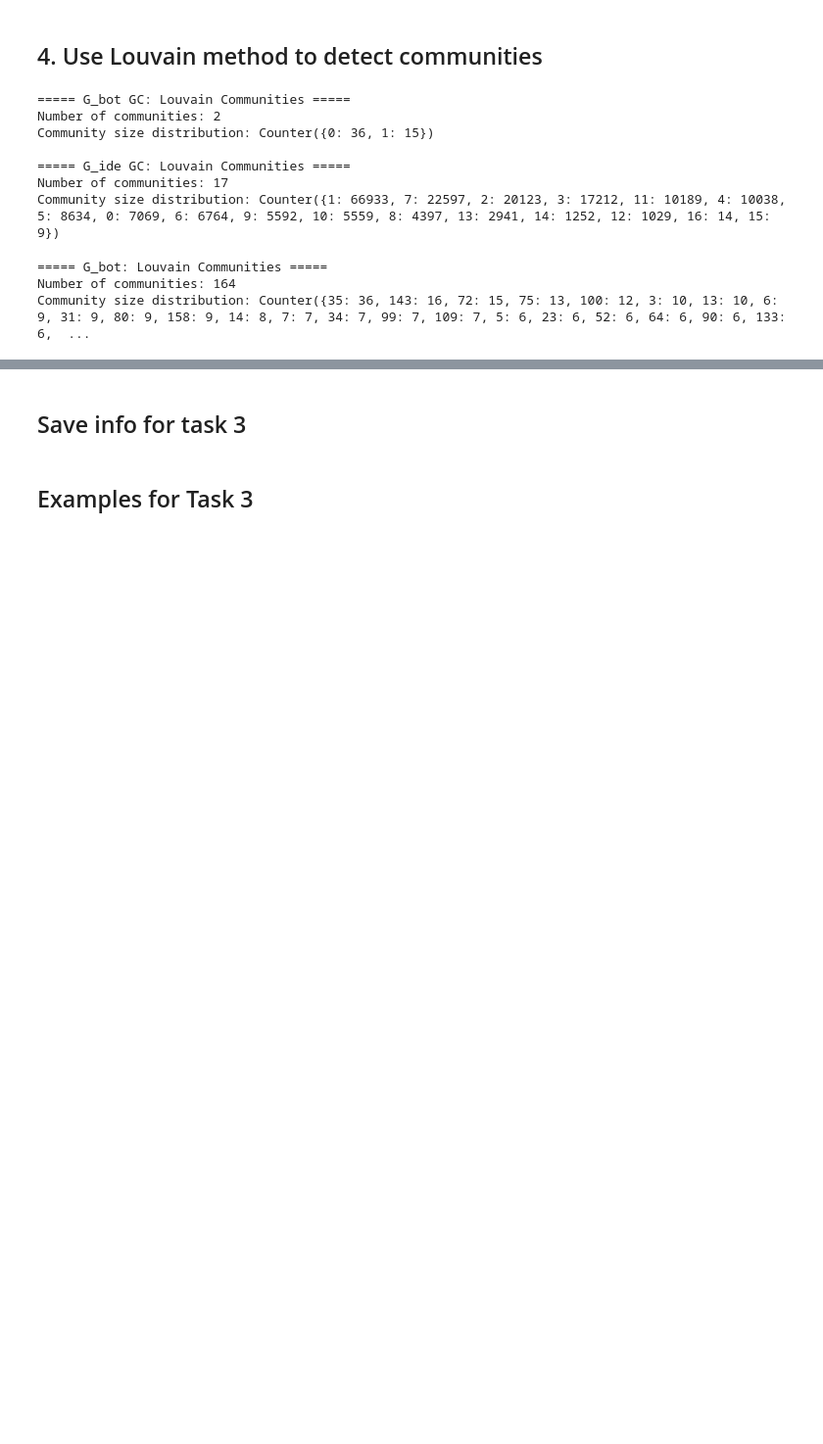
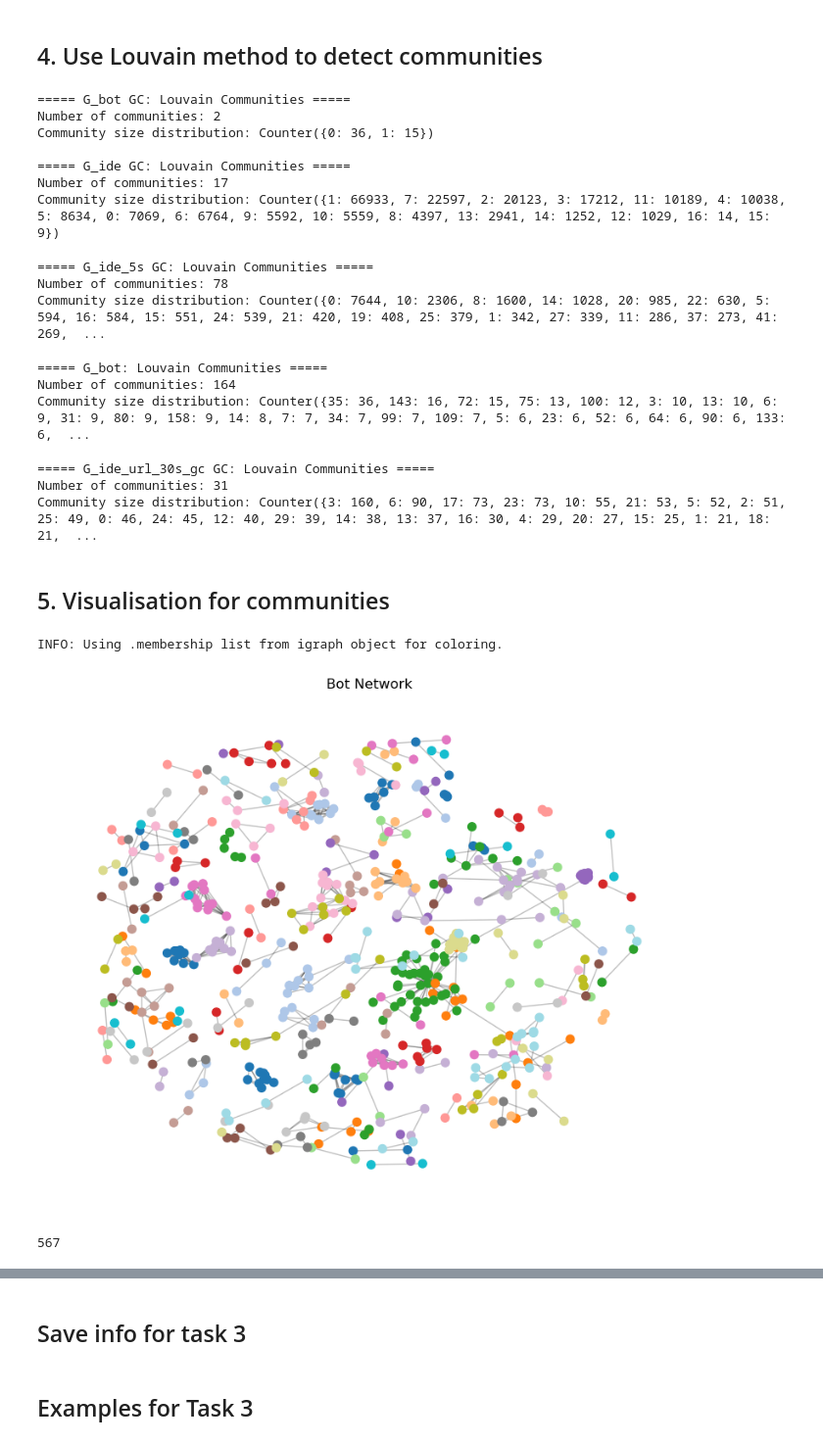
Before and after one commit to noddleslee/Social-data-mining, a Jupyter notebook: Lab2_Social_Network_Analysis_meso_scale_structures/task2_identify_meso-structures.ipynb, the cells around one changed output, grey strips where cells are left out. Shown at 98% size. Drawn from its saved outputs; the diff is of its cells as text; code cells hidden in the pictures; blank space fills up the shorter version.

```diff
--- a/Lab2_Social_Network_Analysis_meso_scale_structures/task2_identify_meso-structures.ipynb
+++ b/Lab2_Social_Network_Analysis_meso_scale_structures/task2_identify_meso-structures.ipynb
@@ -10,3 +15,9 @@ with open("G_bot.pkl", "rb") as f:
     G_bot = pickle.load(f)
 with open("G_ide.pkl", "rb") as f:
     G_ide = pickle.load(f)
+# %%
+with open("G_ide_5s.pkl", "rb") as f:
+    G_ide_5s = pickle.load(f)
+# %%
+with open("G_ide_url_30s.pkl", "rb") as f:
+    G_ide_url_30s = pickle.load(f)
@@ -123,9 +149,21 @@ Community size distribution: Counter({0: 36, 1: 15})
 ===== G_ide GC: Louvain Communities =====
 Number of communities: 17
 Community size distribution: Counter({1: 66933, 7: 22597, 2: 20123, 3: 17212, 11: 10189, 4: 10038, 5: 8634, 0: 7069, 6: 6764, 9: 5592, 10: 5559, 8: 4397, 13: 2941, 14: 1252, 12: 1029, 16: 14, 15: 9})
+# %%
+ide_5s_membership, ide_5s_comms = detect_communities(G_ide_5s_gc, "G_ide_5s GC",0.5)
+# %% [output]
+===== G_ide_5s GC: Louvain Communities =====
+Number of communities: 78
+Community size distribution: Counter({0: 7644, 10: 2306, 8: 1600, 14: 1028, 20: 985, 22: 630, 5: 594, 16: 584, 15: 551, 24: 539, 21: 420, 19: 408, 25: 379, 1: 342, 27: 339, 11: 286, 37: 273, 41: 269,  ...
 # %%
 bot_membership_all, bot_comms_all = detect_communities(G_bot, "G_bot")
 # %% [output]
 ===== G_bot: Louvain Communities =====
 Number of communities: 164
 Community size distribution: Counter({35: 36, 143: 16, 72: 15, 75: 13, 100: 12, 3: 10, 13: 10, 6: 9, 31: 9, 80: 9, 158: 9, 14: 8, 7: 7, 34: 7, 99: 7, 109: 7, 5: 6, 23: 6, 52: 6, 64: 6, 90: 6, 133: 6,  ...
+# %%
+G_ide_url_30s_gc_membership, G_ide_url_30s_gc_comms = detect_communities(G_ide_url_30s_gc, "G_ide_url_30s_gc GC")
+# %% [output]
+===== G_ide_url_30s_gc GC: Louvain Communities =====
+Number of communities: 31
+Community size distribution: Counter({3: 160, 6: 90, 17: 73, 23: 73, 10: 55, 21: 53, 5: 52, 2: 51, 25: 49, 0: 46, 24: 45, 12: 40, 29: 39, 14: 38, 13: 37, 16: 30, 4: 29, 20: 27, 15: 25, 1: 21, 18: 21,  ...
@@ -131,0 +172,45 @@ Community size distribution: Counter({35: 36, 143: 16, 72: 15, 75: 13, 100: 12,
+# %% [markdown]
+## 5. Visualisation for communities
+# %%
+def plot_communities(G, communities, title="Network"):
+    # 导入所需的库
+    import matplotlib.pyplot as plt
+    import networkx as nx
+
+    plt.figure(figsize=(10, 8))
+    pos = nx.spring_layout(G, seed=42)
+
+    # --- 关键修改：提取 igraph 社区成员列表 ---
+    try:
+        # 假设 communities 是 igraph 的 VertexClustering 对象
+        node_community_ids = communities.membership
+        print("INFO: Using .membership list from igraph object for coloring.")
+    except AttributeError:
+        # 如果传入的不是 igraph 对象，则假设是之前的社区ID字典，
+        # 并尝试映射回 networkx 节点的顺序
+        print("WARNING: 'communities' does not have a .membership attribute. Trying dictionary mapping.")
+        node_community_ids = [communities.get(node) for node in G.nodes()]
+
+    # 使用社区ID列表和 Colormap (如 "tab20") 来着色
+    nx.draw_networkx_nodes(
+        G,
+        pos,
+        node_size=50,
+        node_color=node_community_ids,  # 传入社区ID列表
+        cmap="tab20"                   # 使用 "tab20" Colormap
+    )
+
+    nx.draw_networkx_edges(G, pos, alpha=0.25)
+
+    plt.title(title)
+    plt.axis("off")
+    plt.show()
+# %%
+plot_communities(G_bot, bot_comms_all, title="Bot Network")
+# %% [output]
+INFO: Using .membership list from igraph object for coloring.
+[figure, added]
+# %%
+G_bot.number_of_nodes()
+# %% [output]
+567
```
Also changed, not shown: parts of 20 cells of this notebook.
